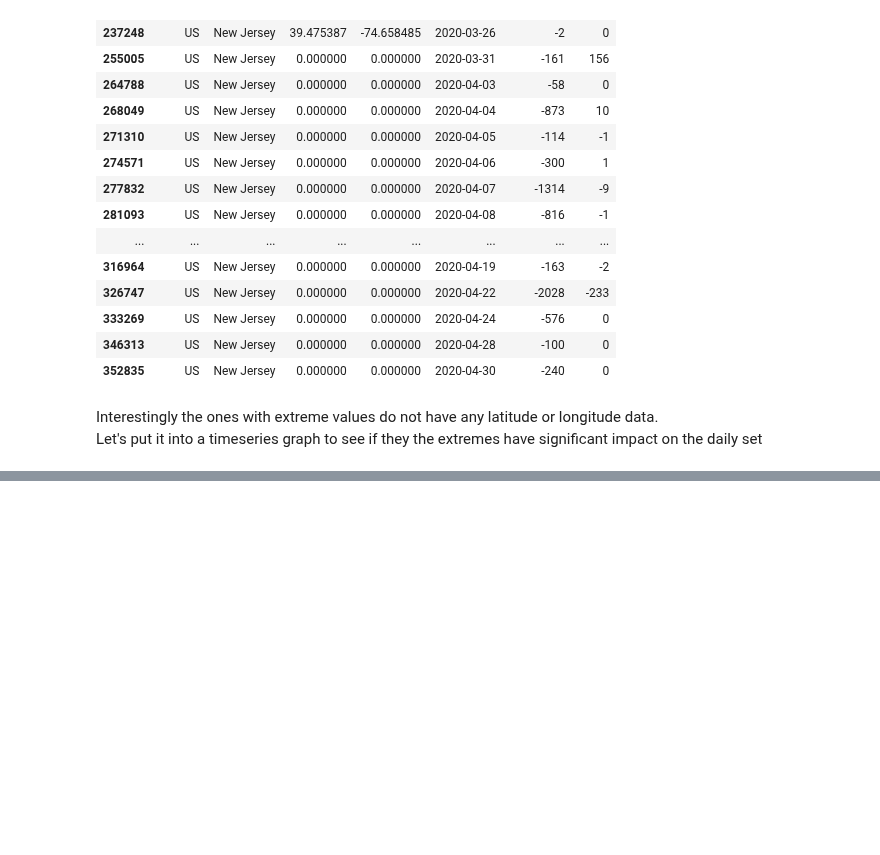
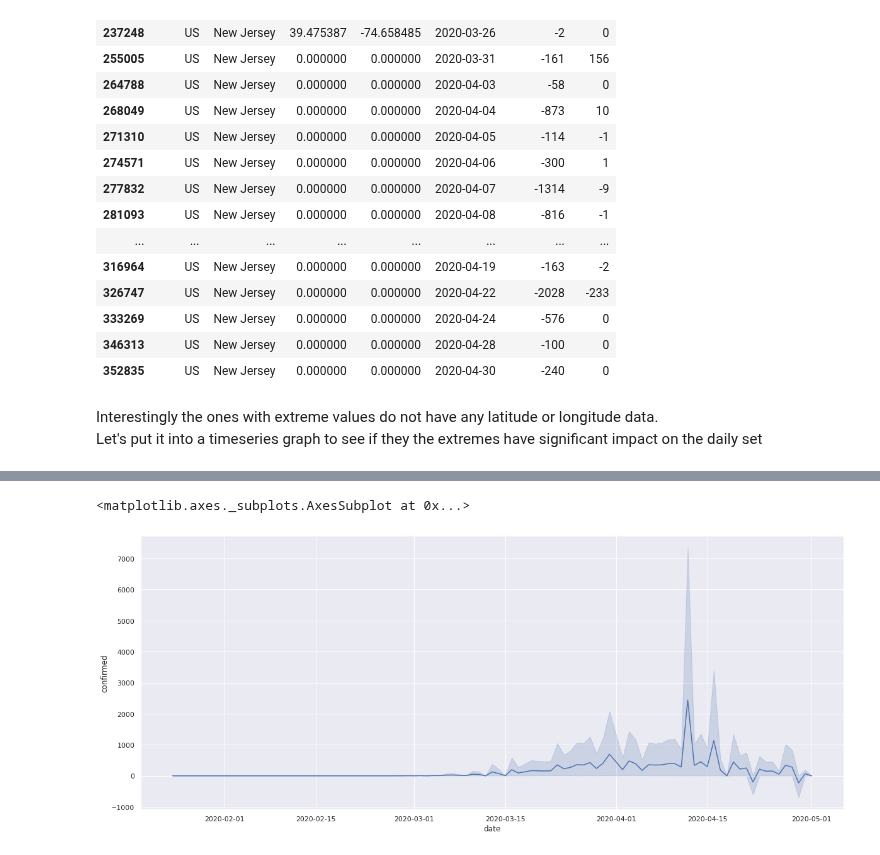
Before and after one commit to amuweee/covid_ds, a Jupyter notebook: data_preprocessing/data_cleanup.ipynb, the cells around one changed output, grey strips where cells are left out. Drawn from its saved outputs; the diff is of its cells as text; code cells hidden in the pictures; blank space fills up the shorter version.

```diff
--- a/data_preprocessing/data_cleanup.ipynb
+++ b/data_preprocessing/data_cleanup.ipynb
@@ -408,0 +421,9 @@ sns.lineplot(x="date", y="confirmed", data=data_geo_plot)
+# %%
+df_france = df_ready[df_ready["country"] == "France"]
+df_france["confirmed_cumsum"] = df_france["confirmed"].cumsum()
+df_france_plot = df_france[df_france["confirmed_cumsum"] > 0]
+
+sns.lineplot(x="date", y="confirmed", data=df_france_plot)
+# %% [output]
+<matplotlib.axes._subplots.AxesSubplot at 0x...>
+[figure, added]
```
Also changed, not shown: parts of 9 cells of this notebook, 2 other files.
